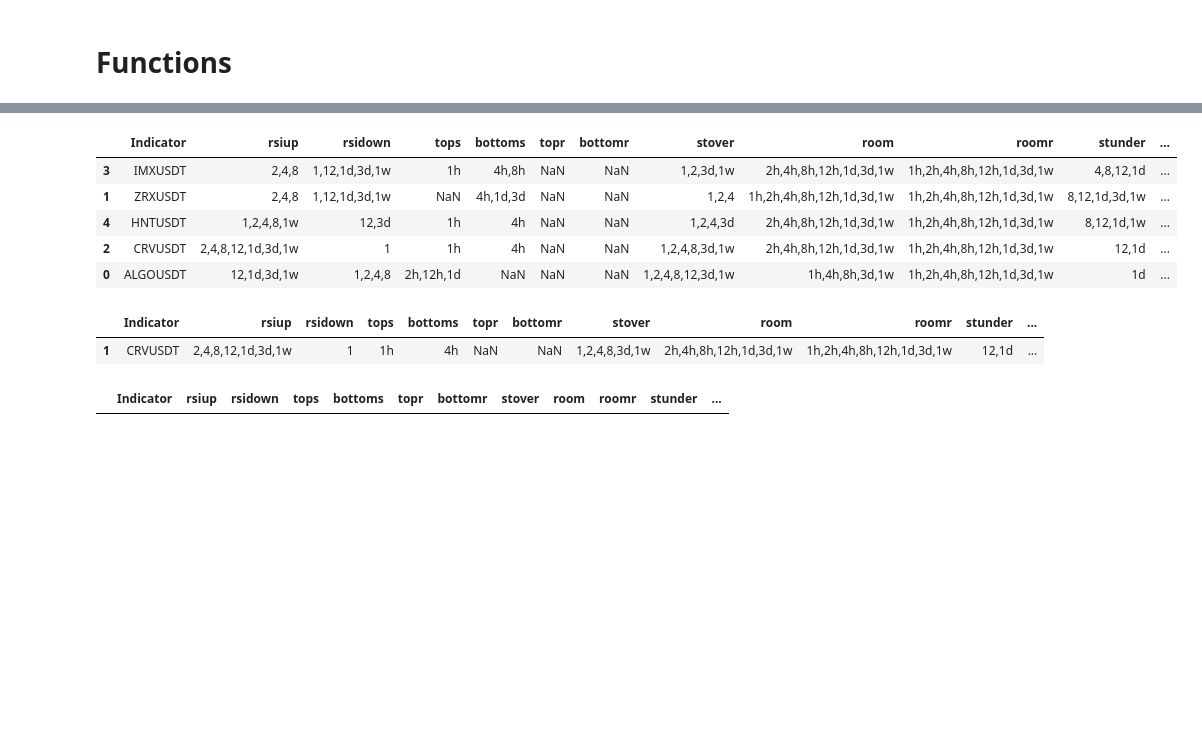
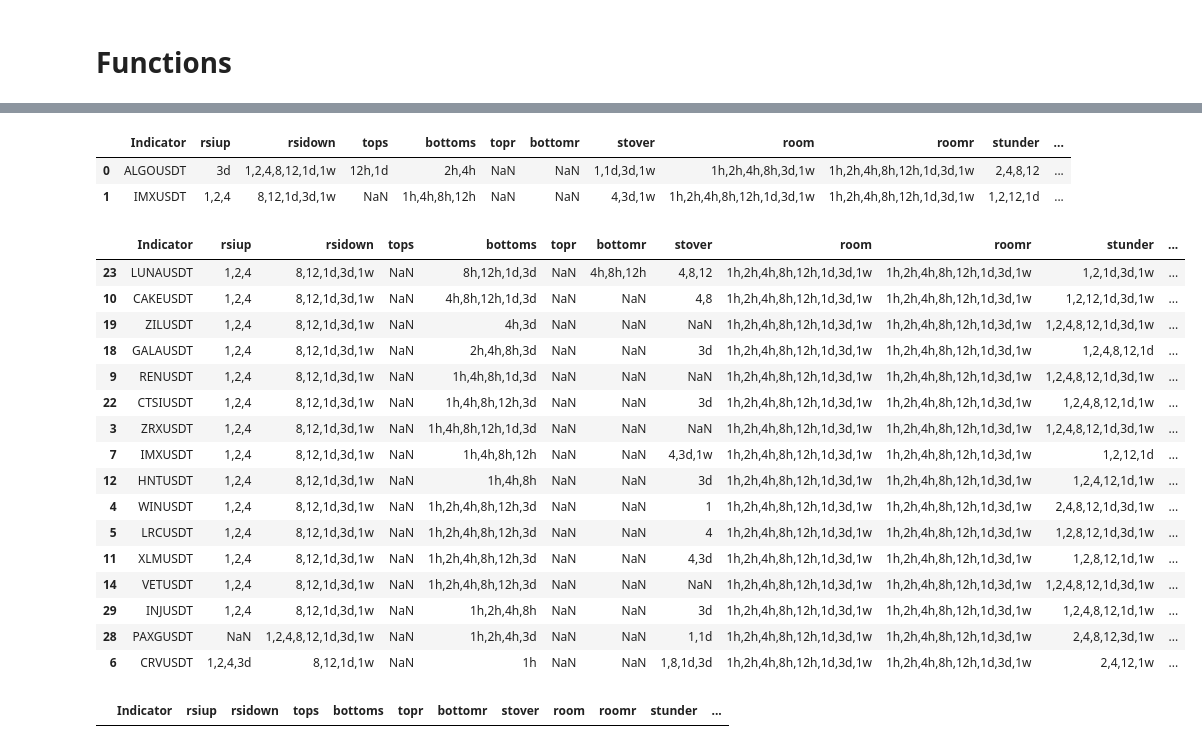
Before and after one commit to hjabbour/ML, a Jupyter notebook: STRSIMACDSMATOPBOTTOM-ML-Draft.ipynb, the cells around one changed output, grey strips where cells are left out. Drawn from its saved outputs; the diff is of its cells as text; code cells hidden in the pictures; blank space fills up the shorter version.

```diff
--- a/STRSIMACDSMATOPBOTTOM-ML-Draft.ipynb
+++ b/STRSIMACDSMATOPBOTTOM-ML-Draft.ipynb
@@ -202,7 +202,7 @@ for interval in intervals:
 
                 lastrow = dflive.iloc[-1]
                 beforelast = dflive.iloc[-2]
-                row5minus = dflive.iloc[-5]
+                row5minus = dflive.iloc[-10]
                 O = float(lastrow.o)
                 C = float(lastrow.c)
                 H = float(lastrow.h)
@@ -1103,24 +1158,36 @@ newframe=newframe.sort_values(by=['bottoms','stkup','bottomr'],ascending=[False,
 newframe
 # %% [output]
 |  | Indicator | rsiup | rsidown | tops | bottoms | topr | bottomr | stover | room | roomr | stunder | ... |
-| 3 | IMXUSDT | 2,4,8 | 1,12,1d,3d,1w | 1h | 4h,8h | NaN | NaN | 1,2,3d,1w | 2h,4h,8h,12h,1d,3d,1w | 1h,2h,4h,8h,12h,1d,3d,1w | 4,8,12,1d | ... |
-| 1 | ZRXUSDT | 2,4,8 | 1,12,1d,3d,1w | NaN | 4h,1d,3d | NaN | NaN | 1,2,4 | 1h,2h,4h,8h,12h,1d,3d,1w | 1h,2h,4h,8h,12h,1d,3d,1w | 8,12,1d,3d,1w | ... |
-| 4 | HNTUSDT | 1,2,4,8,1w | 12,3d | 1h | 4h | NaN | NaN | 1,2,4,3d | 2h,4h,8h,12h,1d,3d,1w | 1h,2h,4h,8h,12h,1d,3d,1w | 8,12,1d,1w | ... |
-| 2 | CRVUSDT | 2,4,8,12,1d,3d,1w | 1 | 1h | 4h | NaN | NaN | 1,2,4,8,3d,1w | 2h,4h,8h,12h,1d,3d,1w | 1h,2h,4h,8h,12h,1d,3d,1w | 12,1d | ... |
-| 0 | ALGOUSDT | 12,1d,3d,1w | 1,2,4,8 | 2h,12h,1d | NaN | NaN | NaN | 1,2,4,8,12,3d,1w | 1h,4h,8h,3d,1w | 1h,2h,4h,8h,12h,1d,3d,1w | 1d | ... |
+| 0 | ALGOUSDT | 3d | 1,2,4,8,12,1d,1w | 12h,1d | 2h,4h | NaN | NaN | 1,1d,3d,1w | 1h,2h,4h,8h,3d,1w | 1h,2h,4h,8h,12h,1d,3d,1w | 2,4,8,12 | ... |
+| 1 | IMXUSDT | 1,2,4 | 8,12,1d,3d,1w | NaN | 1h,4h,8h,12h | NaN | NaN | 4,3d,1w | 1h,2h,4h,8h,12h,1d,3d,1w | 1h,2h,4h,8h,12h,1d,3d,1w | 1,2,12,1d | ... |
 # %%
 ## MACD gap and rsi up
-newframe=callfun(macd3dd,'rsiup','rsidown','tops','bottoms','topr','bottomr','stover','room','roomr','stunder','stkup','stkdown','uptrend','dshift','downtrend','shift')
+newframe=callfun(macd1du,'rsiup','rsidown','tops','bottoms','topr','bottomr','stover','room','roomr','stunder','stkup','stkdown','uptrend','dshift','downtrend','shift')
 newframe=newframe.sort_values(by=['bottomr','bottoms','rsidown'],ascending=[False,False,False])
 test = newframe.loc[(newframe['shift'].notnull()) & (newframe['uptrend'].notnull()) &  (newframe['bottomr'].notnull()) ]
-test = newframe.loc[(newframe['uptrend'].notnull()) &  (newframe['bottoms'].notnull()) ]
-#test = newframe.loc[(newframe['stkup'].notnull()) &  (newframe['bottoms'].notnull()) & (newframe['tops'].isnull()) ]
+#test = newframe.loc[(newframe['uptrend'].notnull()) &  (newframe['bottoms'].notnull()) ]
+test = newframe.loc[(newframe['stkup'].notnull()) &  (newframe['bottoms'].notnull()) & (newframe['tops'].isnull()) ]
 
 
 test
 # %% [output]
 |  | Indicator | rsiup | rsidown | tops | bottoms | topr | bottomr | stover | room | roomr | stunder | ... |
-| 1 | CRVUSDT | 2,4,8,12,1d,3d,1w | 1 | 1h | 4h | NaN | NaN | 1,2,4,8,3d,1w | 2h,4h,8h,12h,1d,3d,1w | 1h,2h,4h,8h,12h,1d,3d,1w | 12,1d | ... |
+| 23 | LUNAUSDT | 1,2,4 | 8,12,1d,3d,1w | NaN | 8h,12h,1d,3d | NaN | 4h,8h,12h | 4,8,12 | 1h,2h,4h,8h,12h,1d,3d,1w | 1h,2h,4h,8h,12h,1d,3d,1w | 1,2,1d,3d,1w | ... |
+| 10 | CAKEUSDT | 1,2,4 | 8,12,1d,3d,1w | NaN | 4h,8h,12h,1d,3d | NaN | NaN | 4,8 | 1h,2h,4h,8h,12h,1d,3d,1w | 1h,2h,4h,8h,12h,1d,3d,1w | 1,2,12,1d,3d,1w | ... |
+| 19 | ZILUSDT | 1,2,4 | 8,12,1d,3d,1w | NaN | 4h,3d | NaN | NaN | NaN | 1h,2h,4h,8h,12h,1d,3d,1w | 1h,2h,4h,8h,12h,1d,3d,1w | 1,2,4,8,12,1d,3d,1w | ... |
+| 18 | GALAUSDT | 1,2,4 | 8,12,1d,3d,1w | NaN | 2h,4h,8h,3d | NaN | NaN | 3d | 1h,2h,4h,8h,12h,1d,3d,1w | 1h,2h,4h,8h,12h,1d,3d,1w | 1,2,4,8,12,1d | ... |
+| 9 | RENUSDT | 1,2,4 | 8,12,1d,3d,1w | NaN | 1h,4h,8h,1d,3d | NaN | NaN | NaN | 1h,2h,4h,8h,12h,1d,3d,1w | 1h,2h,4h,8h,12h,1d,3d,1w | 1,2,4,8,12,1d,3d,1w | ... |
+| 22 | CTSIUSDT | 1,2,4 | 8,12,1d,3d,1w | NaN | 1h,4h,8h,12h,3d | NaN | NaN | 3d | 1h,2h,4h,8h,12h,1d,3d,1w | 1h,2h,4h,8h,12h,1d,3d,1w | 1,2,4,8,12,1d,1w | ... |
+| 3 | ZRXUSDT | 1,2,4 | 8,12,1d,3d,1w | NaN | 1h,4h,8h,12h,1d,3d | NaN | NaN | NaN | 1h,2h,4h,8h,12h,1d,3d,1w | 1h,2h,4h,8h,12h,1d,3d,1w | 1,2,4,8,12,1d,3d,1w | ... |
+| 7 | IMXUSDT | 1,2,4 | 8,12,1d,3d,1w | NaN | 1h,4h,8h,12h | NaN | NaN | 4,3d,1w | 1h,2h,4h,8h,12h,1d,3d,1w | 1h,2h,4h,8h,12h,1d,3d,1w | 1,2,12,1d | ... |
+| 12 | HNTUSDT | 1,2,4 | 8,12,1d,3d,1w | NaN | 1h,4h,8h | NaN | NaN | 3d | 1h,2h,4h,8h,12h,1d,3d,1w | 1h,2h,4h,8h,12h,1d,3d,1w | 1,2,4,12,1d,1w | ... |
+| 4 | WINUSDT | 1,2,4 | 8,12,1d,3d,1w | NaN | 1h,2h,4h,8h,12h,3d | NaN | NaN | 1 | 1h,2h,4h,8h,12h,1d,3d,1w | 1h,2h,4h,8h,12h,1d,3d,1w | 2,4,8,12,1d,3d,1w | ... |
+| 5 | LRCUSDT | 1,2,4 | 8,12,1d,3d,1w | NaN | 1h,2h,4h,8h,12h,3d | NaN | NaN | 4 | 1h,2h,4h,8h,12h,1d,3d,1w | 1h,2h,4h,8h,12h,1d,3d,1w | 1,2,8,12,1d,3d,1w | ... |
+| 11 | XLMUSDT | 1,2,4 | 8,12,1d,3d,1w | NaN | 1h,2h,4h,8h,12h,3d | NaN | NaN | 4,3d | 1h,2h,4h,8h,12h,1d,3d,1w | 1h,2h,4h,8h,12h,1d,3d,1w | 1,2,8,12,1d,1w | ... |
+| 14 | VETUSDT | 1,2,4 | 8,12,1d,3d,1w | NaN | 1h,2h,4h,8h,12h,3d | NaN | NaN | NaN | 1h,2h,4h,8h,12h,1d,3d,1w | 1h,2h,4h,8h,12h,1d,3d,1w | 1,2,4,8,12,1d,3d,1w | ... |
+| 29 | INJUSDT | 1,2,4 | 8,12,1d,3d,1w | NaN | 1h,2h,4h,8h | NaN | NaN | 3d | 1h,2h,4h,8h,12h,1d,3d,1w | 1h,2h,4h,8h,12h,1d,3d,1w | 1,2,4,8,12,1d,1w | ... |
+| 28 | PAXGUSDT | NaN | 1,2,4,8,12,1d,3d,1w | NaN | 1h,2h,4h,3d | NaN | NaN | 1,1d | 1h,2h,4h,8h,12h,1d,3d,1w | 1h,2h,4h,8h,12h,1d,3d,1w | 2,4,8,12,3d,1w | ... |
+| 6 | CRVUSDT | 1,2,4,3d | 8,12,1d,1w | NaN | 1h | NaN | NaN | 1,8,1d,3d | 1h,2h,4h,8h,12h,1d,3d,1w | 1h,2h,4h,8h,12h,1d,3d,1w | 2,4,12,1w | ... |
 # %%
 test = newframe.loc[(newframe['Indicator'] == 'BTCUSDT')]
 test
```
Also changed, not shown: parts of 44 cells of this notebook, 5 other files.
